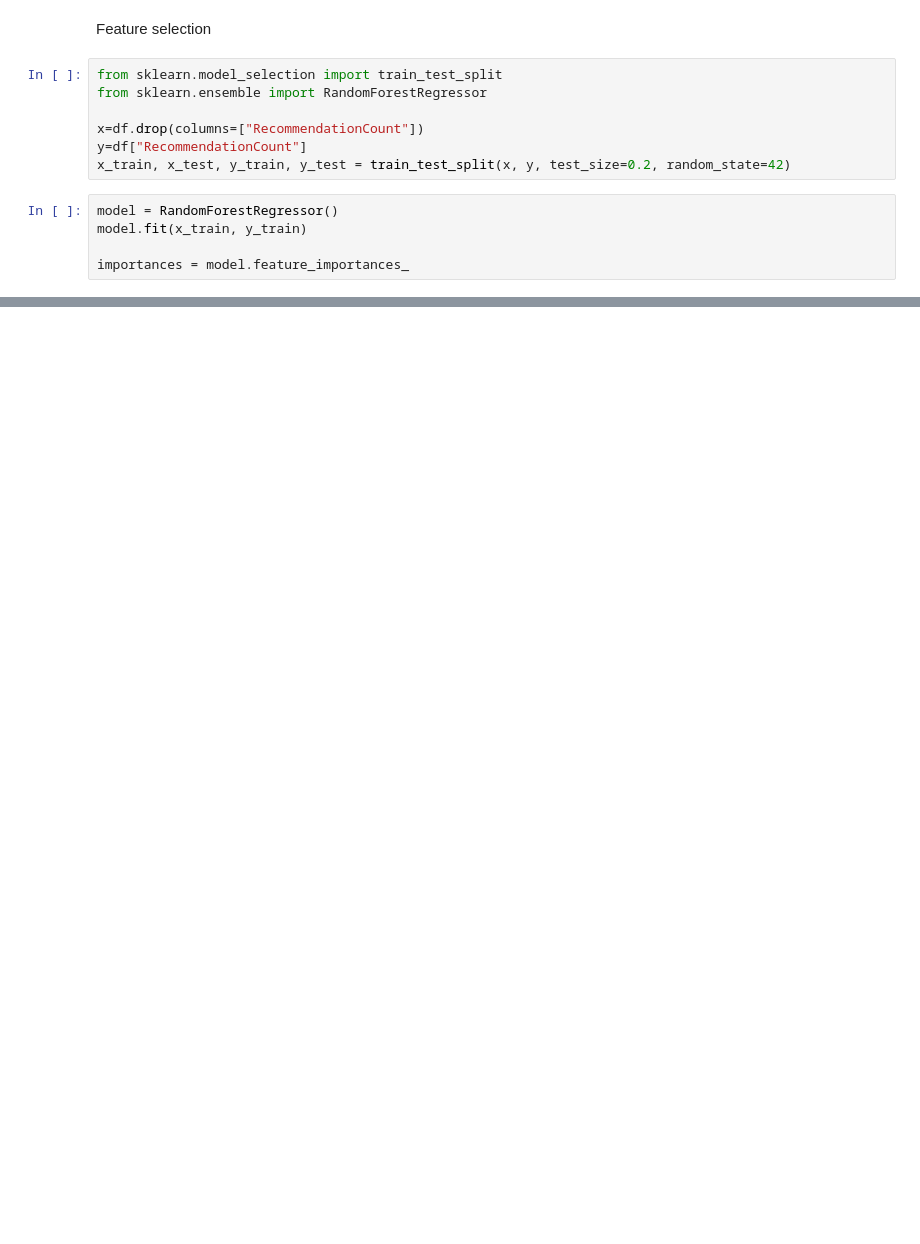
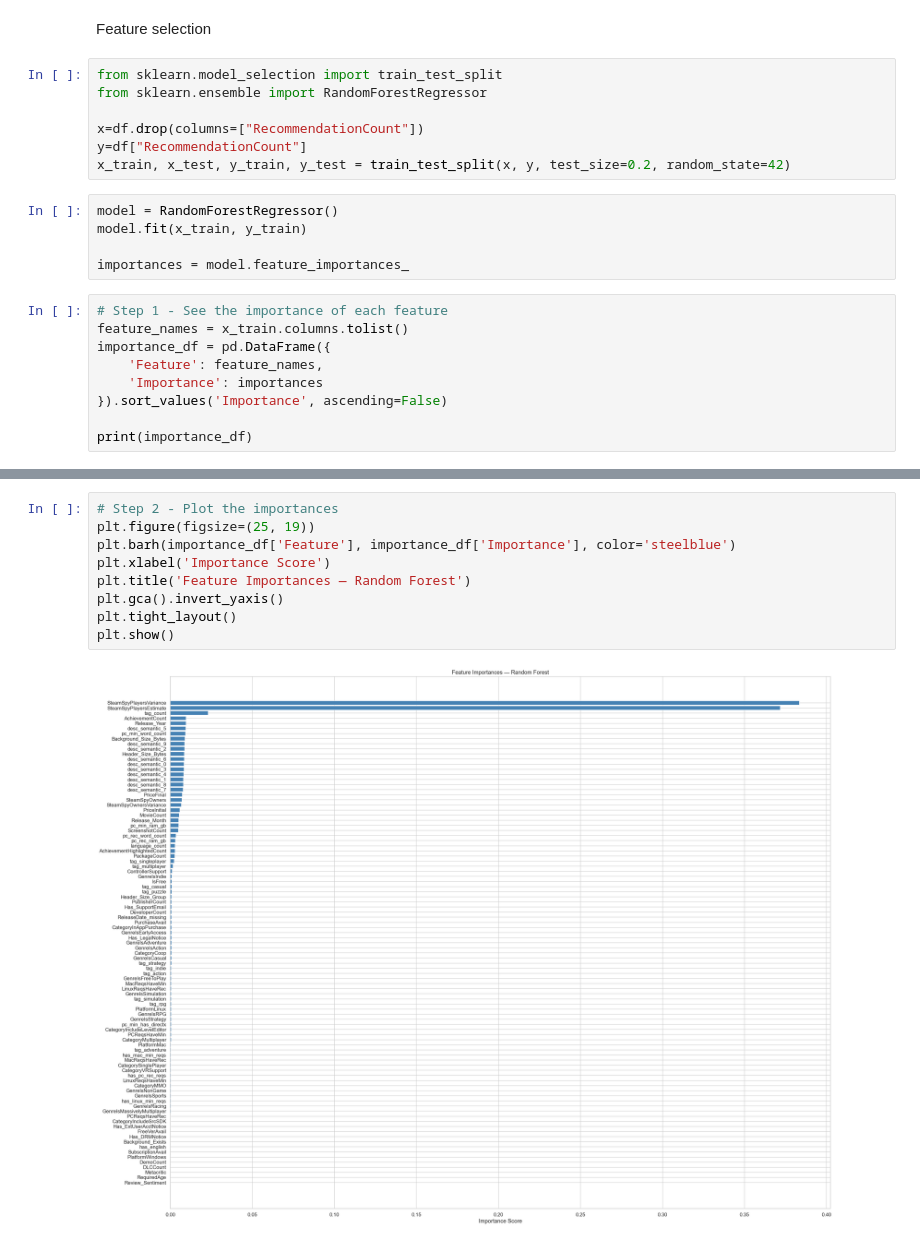
Before and after one commit to Asma-2005/Game-Prediction-ML, a Jupyter notebook: Data/Data_Preprocessing.ipynb, the cells around one changed output, grey strips where cells are left out. Cells and saved outputs as stored; diff of their text form; blank space fills up the shorter version.

```diff
--- a/Data/Data_Preprocessing.ipynb
+++ b/Data/Data_Preprocessing.ipynb
@@ -1078,3 +1068,12 @@ model = RandomForestRegressor()
 model.fit(x_train, y_train)
 
 importances = model.feature_importances_
+# %%
+# Step 1 - See the importance of each feature
+feature_names = x_train.columns.tolist()
+importance_df = pd.DataFrame({
+    'Feature': feature_names,
+    'Importance': importances
+}).sort_values('Importance', ascending=False)
+
+print(importance_df)
@@ -1080,0 +1095,11 @@ importances = model.feature_importances_
+# %%
+# Step 2 - Plot the importances
+plt.figure(figsize=(25, 19))
+plt.barh(importance_df['Feature'], importance_df['Importance'], color='steelblue')
+plt.xlabel('Importance Score')
+plt.title('Feature Importances — Random Forest')
+plt.gca().invert_yaxis()
+plt.tight_layout()
+plt.show()
+# %% [output]
+[figure, added]
```
Also changed, not shown: parts of 20 cells of this notebook.
